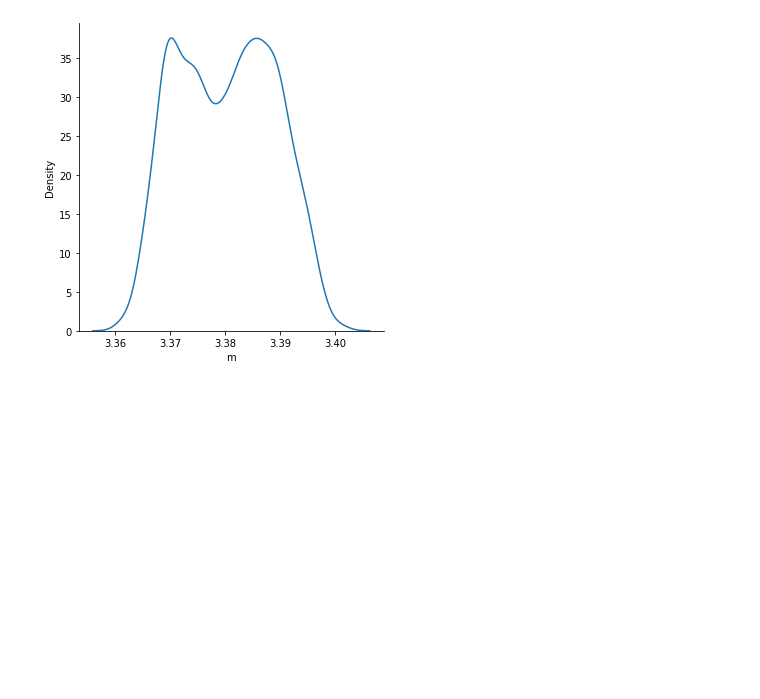
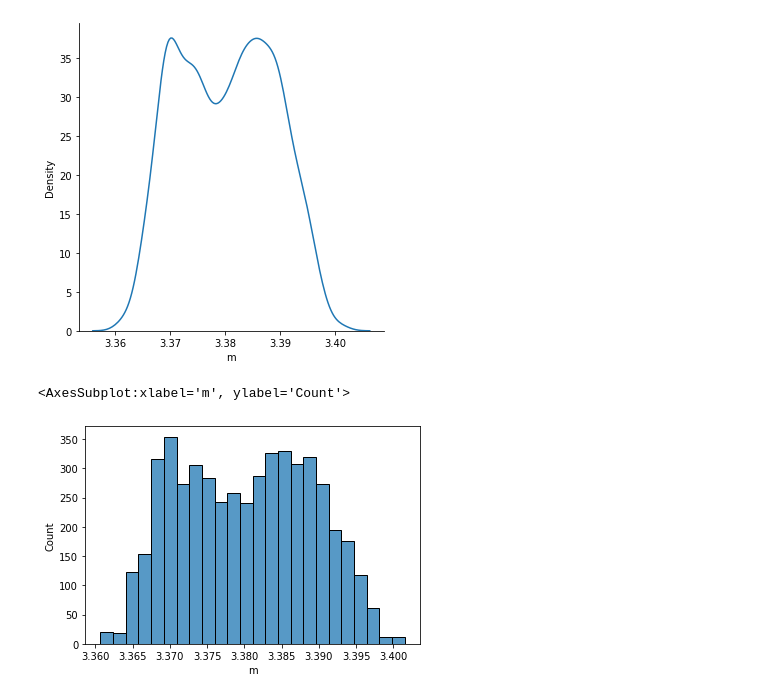
Before and after one commit to suajeong52/heaveMPM, a Jupyter notebook: MPM_Gumbel_sns_ipynb의_사본.ipynb, the cells around one changed output. Cells and saved outputs as stored; diff of their text form; code cells hidden in the pictures; blank space fills up the shorter version.

```diff
--- a/MPM_Gumbel_sns_ipynb의_사본.ipynb
+++ b/MPM_Gumbel_sns_ipynb의_사본.ipynb
@@ -90,3 +90,8 @@ sns.displot(MPM4, kind='kde')
 plt.show()
 # %% [output]
 [figure]
+# %%
+sns.histplot(MPM4)
+# %% [output]
+<AxesSubplot:xlabel='m', ylabel='Count'>
+[figure, added]
```
